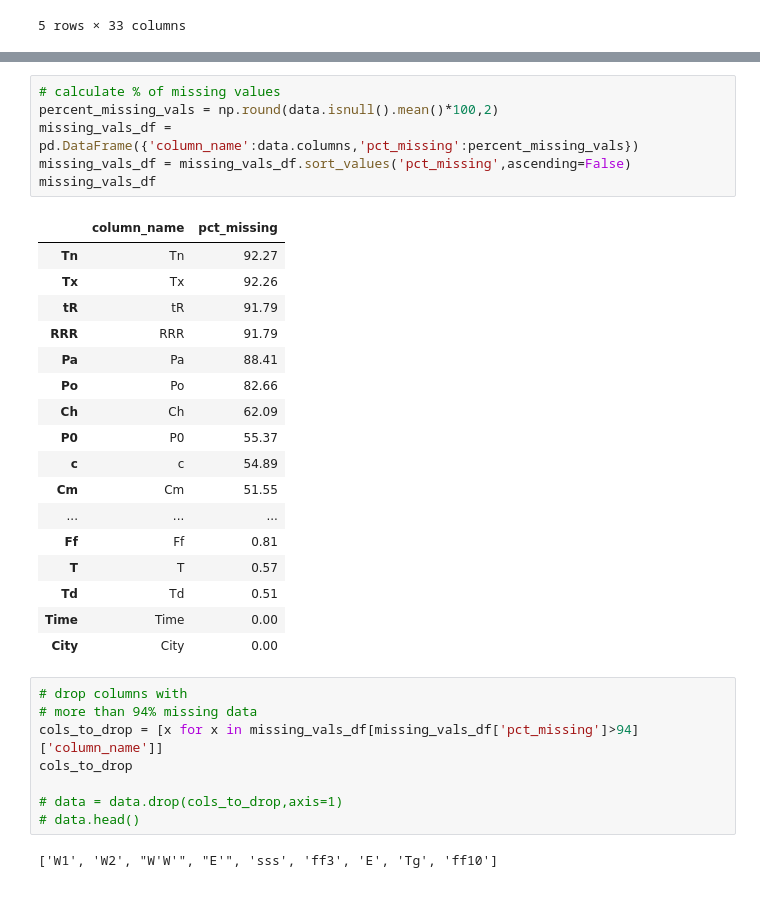
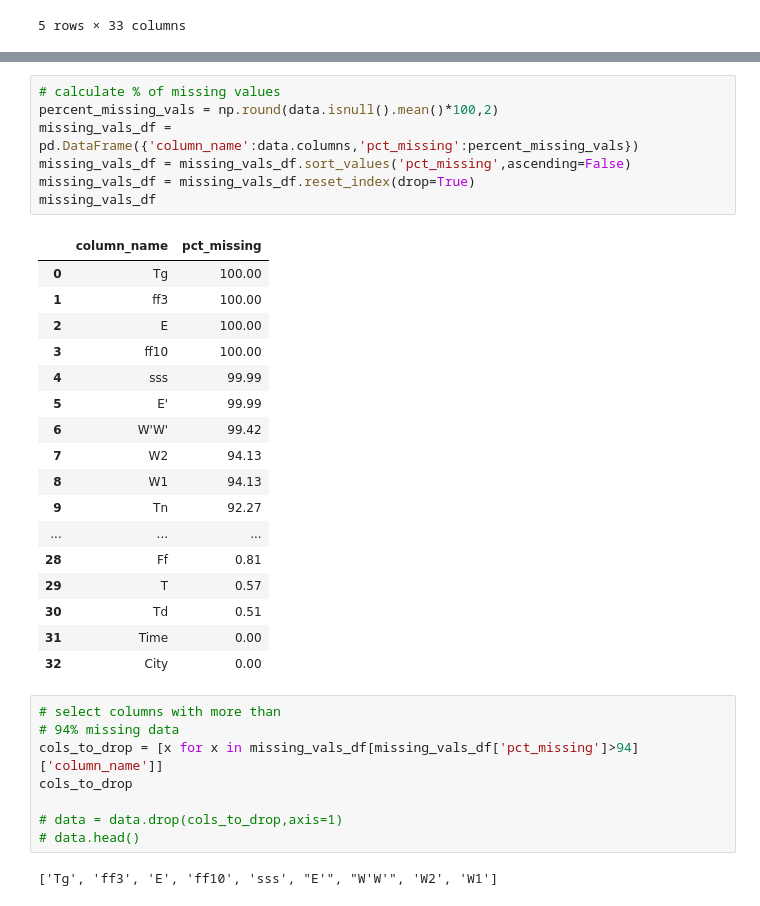
Before and after one commit to wkirui/Weather-Data-Analysis, a Jupyter notebook: Weather Scraper.ipynb, the cells around one changed output, grey strips where cells are left out. Saved outputs shown, nothing was run; the diff lists cells and outputs as text.

```diff
--- a/Weather Scraper.ipynb
+++ b/Weather Scraper.ipynb
@@ -108,34 +108,35 @@ memory usage: 54.4+ MB
 # %%
 # calculate % of missing values
 percent_missing_vals = np.round(data.isnull().mean()*100,2)
 missing_vals_df = pd.DataFrame({'column_name':data.columns,'pct_missing':percent_missing_vals})
 missing_vals_df = missing_vals_df.sort_values('pct_missing',ascending=False)
+missing_vals_df = missing_vals_df.reset_index(drop=True)
 missing_vals_df
 # %% [output]
 |  | column_name | pct_missing |
-| Tn | Tn | 92.27 |
-| Tx | Tx | 92.26 |
-| tR | tR | 91.79 |
-| RRR | RRR | 91.79 |
-| Pa | Pa | 88.41 |
-| Po | Po | 82.66 |
-| Ch | Ch | 62.09 |
-| P0 | P0 | 55.37 |
-| c | c | 54.89 |
-| Cm | Cm | 51.55 |
+| 0 | Tg | 100.00 |
+| 1 | ff3 | 100.00 |
+| 2 | E | 100.00 |
+| 3 | ff10 | 100.00 |
+| 4 | sss | 99.99 |
+| 5 | E' | 99.99 |
+| 6 | W'W' | 99.42 |
+| 7 | W2 | 94.13 |
+| 8 | W1 | 94.13 |
+| 9 | Tn | 92.27 |
 | ... | ... | ... |
-| Ff | Ff | 0.81 |
-| T | T | 0.57 |
-| Td | Td | 0.51 |
-| Time | Time | 0.00 |
-| City | City | 0.00 |
+| 28 | Ff | 0.81 |
+| 29 | T | 0.57 |
+| 30 | Td | 0.51 |
+| 31 | Time | 0.00 |
+| 32 | City | 0.00 |
 # %%
-# drop columns with
-# more than 94% missing data
+# select columns with more than
+# 94% missing data
 cols_to_drop = [x for x in missing_vals_df[missing_vals_df['pct_missing']>94]['column_name']]
 cols_to_drop
 
 # data = data.drop(cols_to_drop,axis=1)
 # data.head()
 # %% [output]
-['W1', 'W2', "W'W'", "E'", 'sss', 'ff3', 'E', 'Tg', 'ff10']
+['Tg', 'ff3', 'E', 'ff10', 'sss', "E'", "W'W'", 'W2', 'W1']
```
Also changed, not shown: parts of 15 cells of this notebook.
